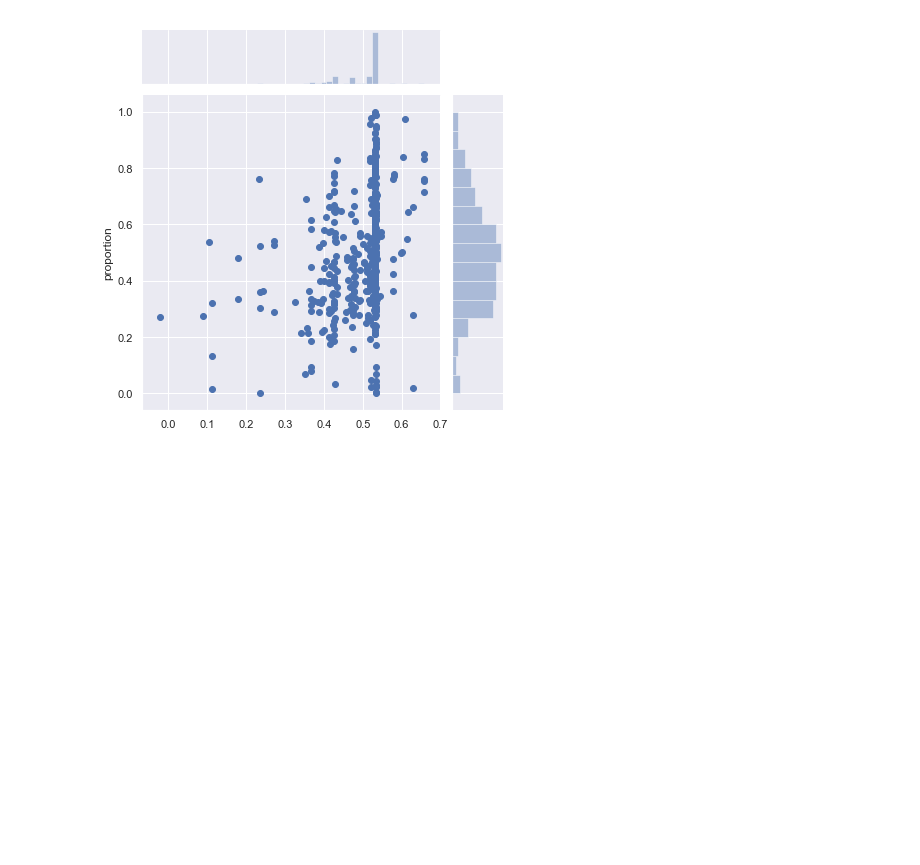
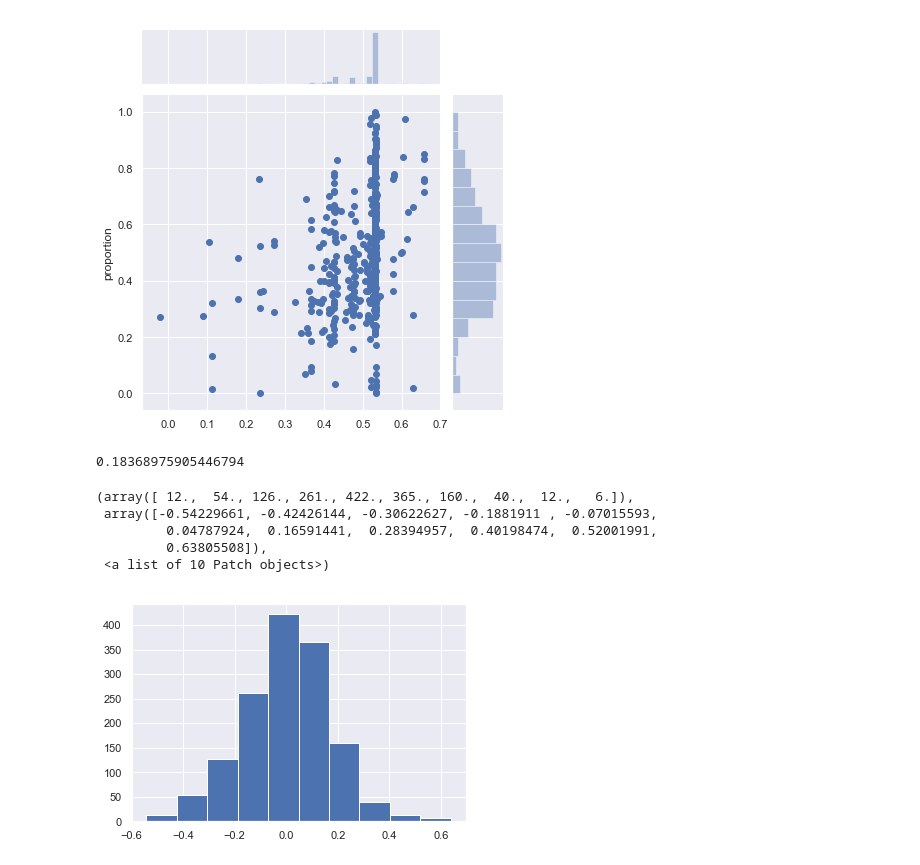
Before and after one commit to maddyobrienjones/project_luther, a Jupyter notebook: poly_model.ipynb, the cells around one changed output. Cells and saved outputs as stored; diff of their text form; code cells hidden in the pictures; blank space fills up the shorter version.

```diff
--- a/poly_model.ipynb
+++ b/poly_model.ipynb
@@ -248,3 +248,16 @@ sns.jointplot(l.predict(poly3.fit_transform(X_val)),y_val)
 # %% [output]
 <seaborn.axisgrid.JointGrid at 0x...>
 [figure]
+# %%
+m.score(X_val,y_val)
+# %% [output]
+0.18368975905446794
+# %%
+plt.hist(m.predict(X_train)-y_train)
+# %% [output]
+(array([ 12.,  54., 126., 261., 422., 365., 160.,  40.,  12.,   6.]),
+ array([-0.54229661, -0.42426144, -0.30622627, -0.1881911 , -0.07015593,
+         0.04787924,  0.16591441,  0.28394957,  0.40198474,  0.52001991,
+         0.63805508]),
+ <a list of 10 Patch objects>)
+[figure, added]
```
Also changed, not shown: parts of 7 cells of this notebook, 2 other files.
